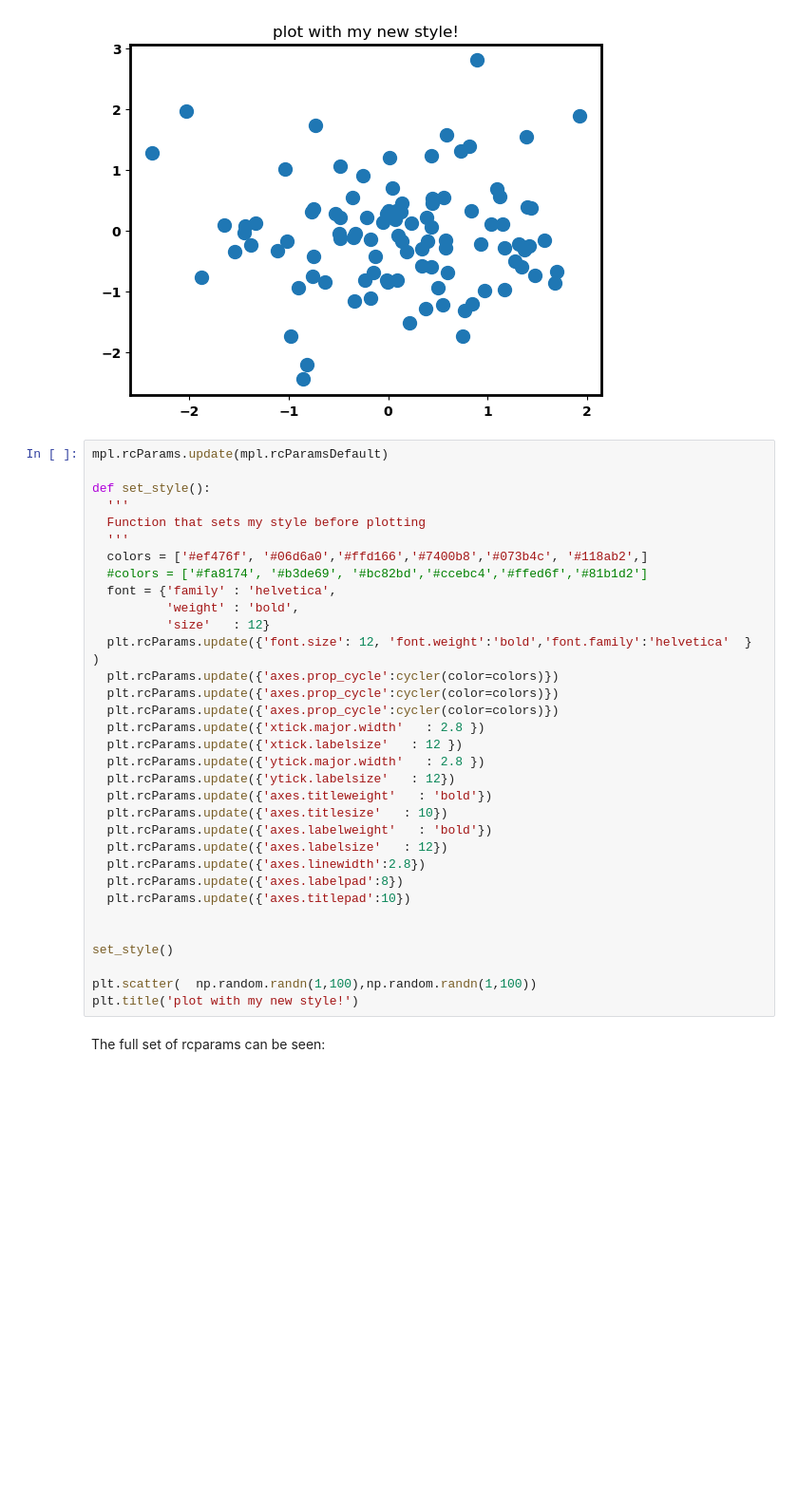
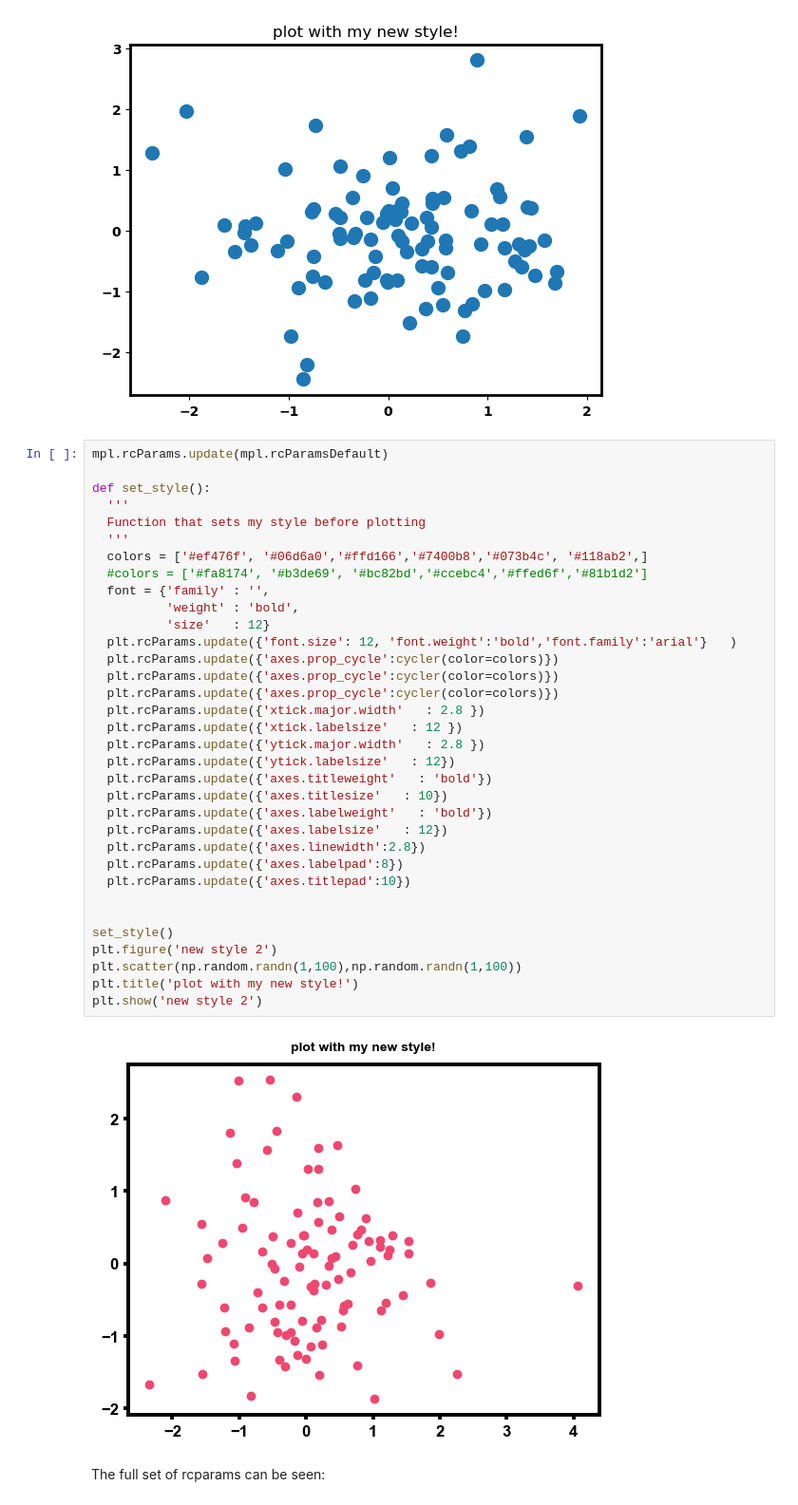
Before and after one commit to bballiew/480A5CourseMaterials, a Jupyter notebook: Module1-PreliminaryPython/M1F_Matplotlib.ipynb, the cells around one changed output. Shown at 95% size. Saved outputs shown, nothing was run; the diff lists cells and outputs as text; blank space fills up the shorter version.

Commit message:
update m1f to show another scatterplot/font

```diff
--- a/Module1-PreliminaryPython/M1F_Matplotlib.ipynb
+++ b/Module1-PreliminaryPython/M1F_Matplotlib.ipynb
@@ -610,36 +610,39 @@ plt.show('new style')
 # %%
 mpl.rcParams.update(mpl.rcParamsDefault)
 
 def set_style():
   '''
   Function that sets my style before plotting
   '''
   colors = ['#ef476f', '#06d6a0','#ffd166','#7400b8','#073b4c', '#118ab2',]
   #colors = ['#fa8174', '#b3de69', '#bc82bd','#ccebc4','#ffed6f','#81b1d2']
-  font = {'family' : 'helvetica',
+  font = {'family' : '',
           'weight' : 'bold',
           'size'   : 12}
-  plt.rcParams.update({'font.size': 12, 'font.weight':'bold','font.family':'helvetica'  }   )
+  plt.rcParams.update({'font.size': 12, 'font.weight':'bold','font.family':'arial'}   )
   plt.rcParams.update({'axes.prop_cycle':cycler(color=colors)})
   plt.rcParams.update({'axes.prop_cycle':cycler(color=colors)})
   plt.rcParams.update({'axes.prop_cycle':cycler(color=colors)})
   plt.rcParams.update({'xtick.major.width'   : 2.8 })
   plt.rcParams.update({'xtick.labelsize'   : 12 })
   plt.rcParams.update({'ytick.major.width'   : 2.8 })
   plt.rcParams.update({'ytick.labelsize'   : 12})
   plt.rcParams.update({'axes.titleweight'   : 'bold'})
   plt.rcParams.update({'axes.titlesize'   : 10})
   plt.rcParams.update({'axes.labelweight'   : 'bold'})
   plt.rcParams.update({'axes.labelsize'   : 12})
   plt.rcParams.update({'axes.linewidth':2.8})
   plt.rcParams.update({'axes.labelpad':8})
   plt.rcParams.update({'axes.titlepad':10})
 
 
 set_style()
-
-plt.scatter(  np.random.randn(1,100),np.random.randn(1,100))
+plt.figure('new style 2')
+plt.scatter(np.random.randn(1,100),np.random.randn(1,100))
 plt.title('plot with my new style!')
+plt.show('new style 2')
+# %% [output]
+[figure, added]
 # %% [markdown]
 The full set of rcparams can be seen:
 # %%
```
